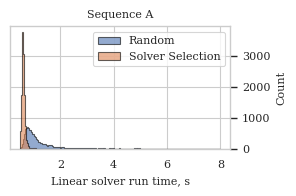
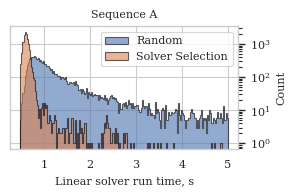
The notebook cell's code change between the first figure and the second:
--- before
+++ after
@@ -3,5 +3,5 @@
 
 bins = 200
-upper_lim = 8
+upper_lim = 5
 bins = np.linspace(min(data_rand), upper_lim, bins)
 plt.figure(figsize=(3,2))
@@ -11,4 +11,5 @@
 plt.xlabel("Linear solver run time, s")
 plt.ylabel("Count")
+plt.yscale('log')
 plt.legend()
 ax = plt.gca()
@@ -17,5 +18,5 @@
 plt.title('Sequence A')
 plt.tight_layout()
-plt.savefig('figures/spe_runtime_histogram.png', dpi=600)
+# plt.savefig('figures/spe_runtime_histogram.png', dpi=600)
 
 print(np.sum(data > upper_lim), np.sum(data_rand > upper_lim))

Commit: Changes in the notebooks